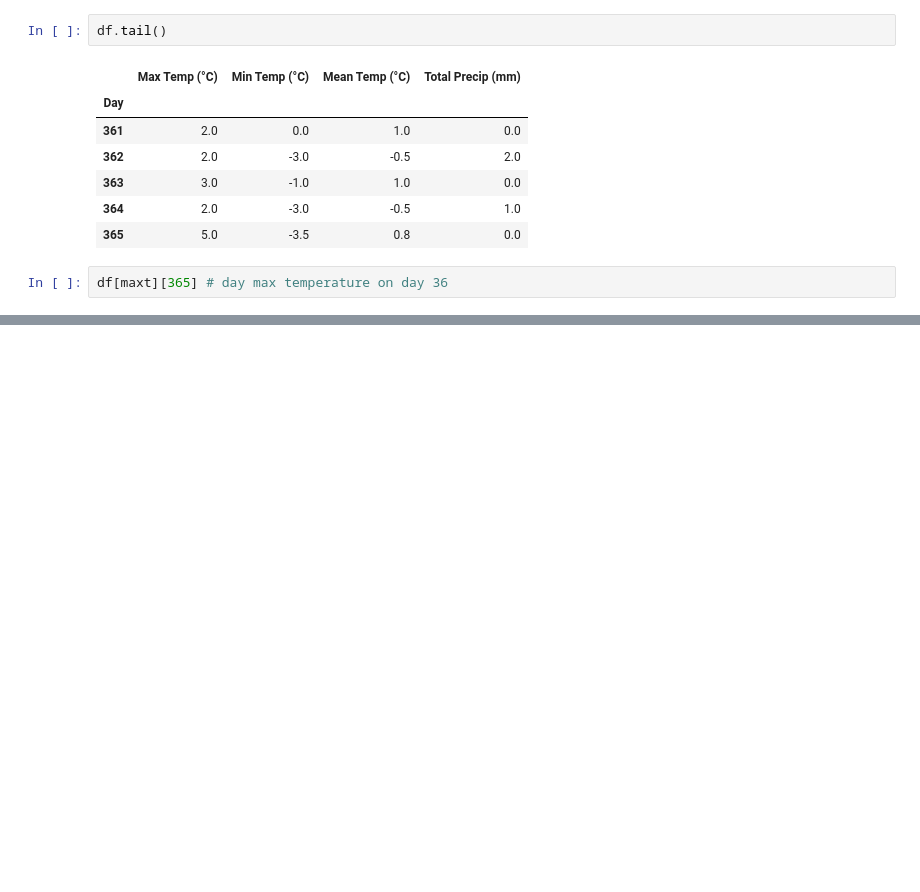
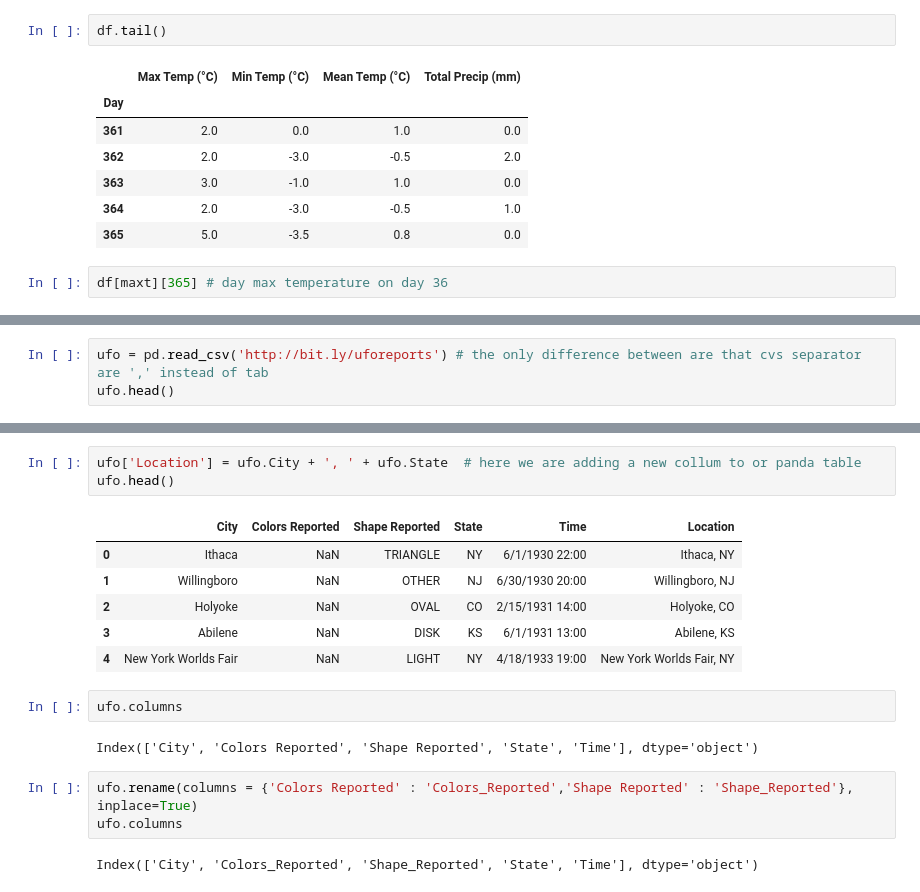
Before and after one commit to igormori/Python-Labs, a Jupyter notebook: Pandas.ipynb, the cells around one changed output, grey strips where cells are left out. Cells and saved outputs as stored; diff of their text form; blank space fills up the shorter version.

Commit message:
panda videos
panda videos 1-5

```diff
--- a/Pandas.ipynb
+++ b/Pandas.ipynb
@@ -93,0 +143,3 @@ df['precip'] / df['t_avg']
+# %%
+ufo = pd.read_csv('http://bit.ly/uforeports') # the only difference between are that cvs separator are ',' instead of tab
+ufo.head()
@@ -93,0 +181,19 @@ df['precip'] / df['t_avg']
+# %%
+ufo['Location'] = ufo.City + ', ' + ufo.State  # here we are adding a new collum to or panda table
+ufo.head()
+# %% [output]
+|  | City | Colors Reported | Shape Reported | State | Time | Location |
+| 0 | Ithaca | NaN | TRIANGLE | NY | 6/1/1930 22:00 | Ithaca, NY |
+| 1 | Willingboro | NaN | OTHER | NJ | 6/30/1930 20:00 | Willingboro, NJ |
+| 2 | Holyoke | NaN | OVAL | CO | 2/15/1931 14:00 | Holyoke, CO |
+| 3 | Abilene | NaN | DISK | KS | 6/1/1931 13:00 | Abilene, KS |
+| 4 | New York Worlds Fair | NaN | LIGHT | NY | 4/18/1933 19:00 | New York Worlds Fair, NY |
+# %%
+ufo.columns
+# %% [output]
+Index(['City', 'Colors Reported', 'Shape Reported', 'State', 'Time'], dtype='object')
+# %%
+ufo.rename(columns = {'Colors Reported' : 'Colors_Reported','Shape Reported' : 'Shape_Reported'}, inplace=True)
+ufo.columns
+# %% [output]
+Index(['City', 'Colors_Reported', 'Shape_Reported', 'State', 'Time'], dtype='object')
```
Also changed, not shown: parts of 12 cells of this notebook.
